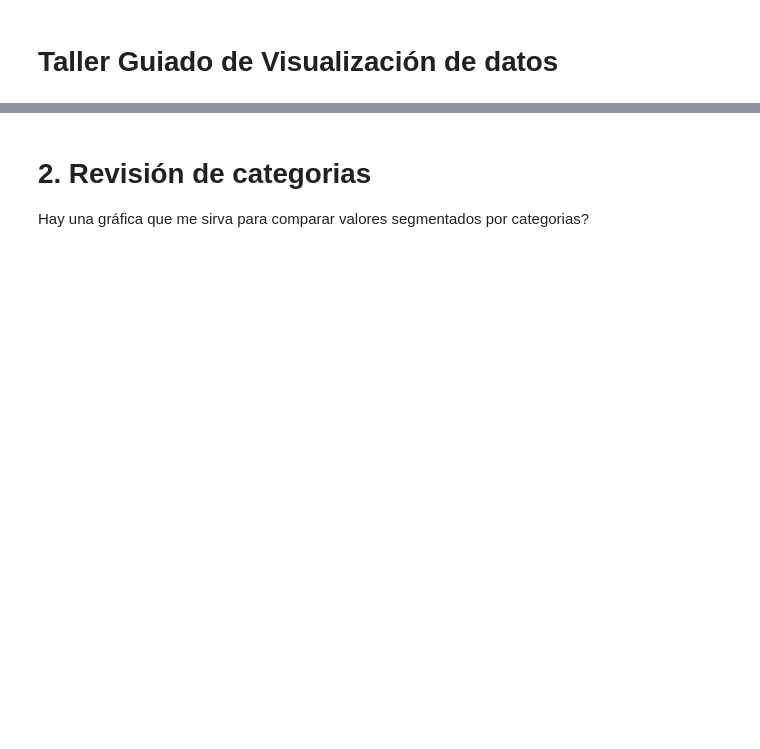
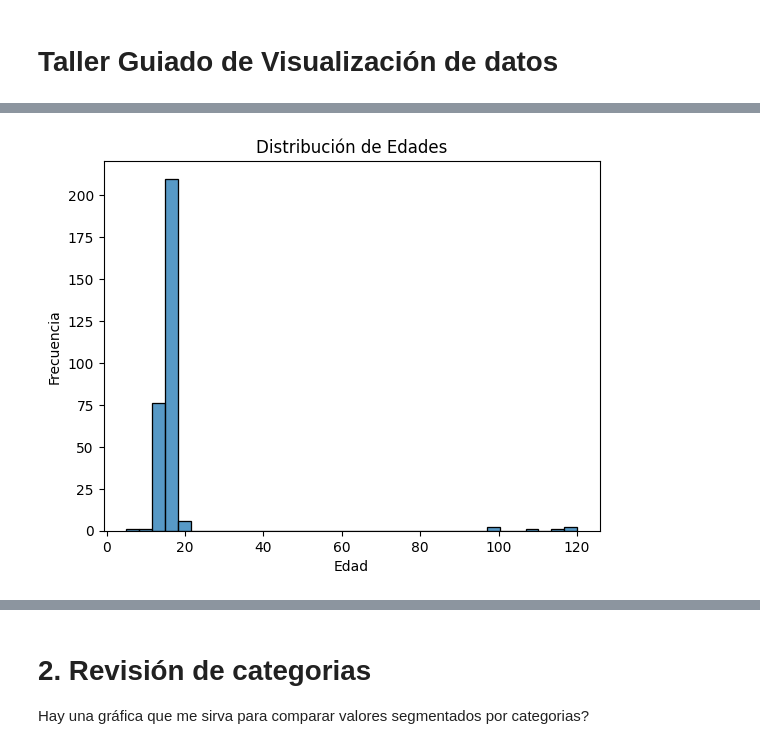
Before and after one commit to cdsaineac/Bootcamp-DS-202605, a Jupyter notebook: Clase 10 - Visualizacion de datos/Taller_Guiado_Visualización_de_datos.ipynb, the cells around one changed output, grey strips where cells are left out. Saved outputs shown, nothing was run; the diff lists cells and outputs as text; code cells hidden in the pictures; blank space fills up the shorter version.

```diff
--- a/Clase 10 - Visualizacion de datos/Taller_Guiado_Visualización_de_datos.ipynb
+++ b/Clase 10 - Visualizacion de datos/Taller_Guiado_Visualización_de_datos.ipynb
@@ -5,0 +86,8 @@
+# %%
+sns.histplot(notas['edad'])
+plt.xlabel('Edad')
+plt.ylabel('Frecuencia')
+plt.title('Distribución de Edades')
+plt.show()
+# %% [output]
+[figure, added]
```
Also changed, not shown: parts of 14 cells of this notebook.
